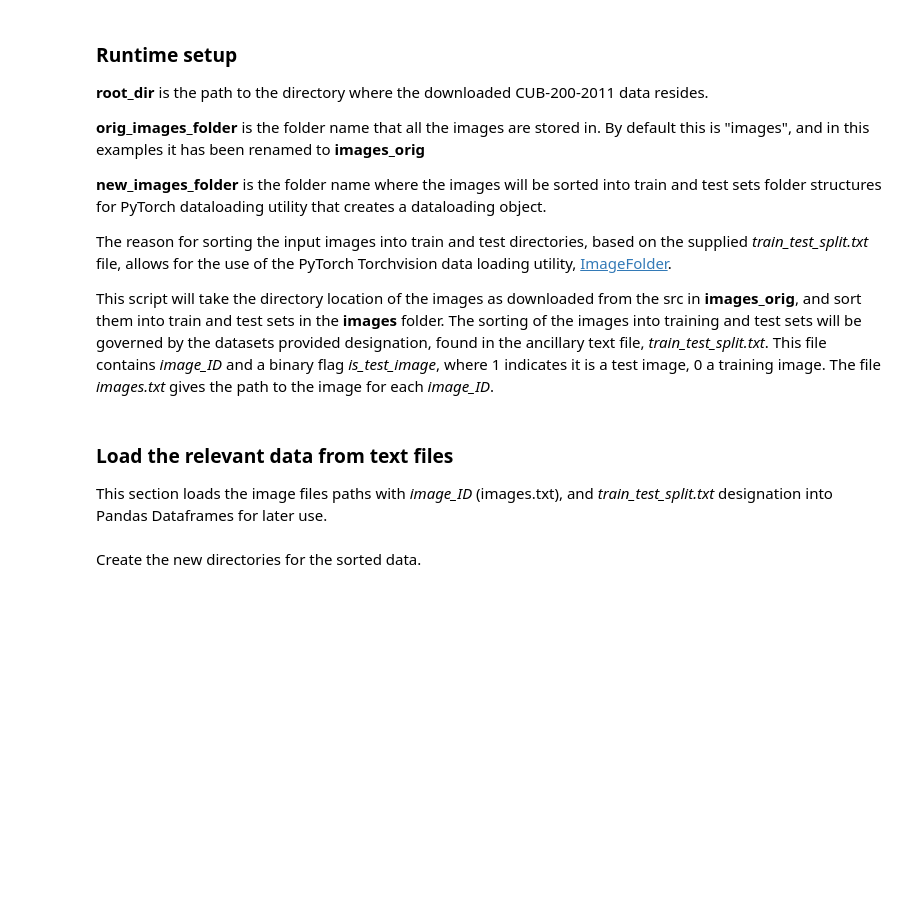
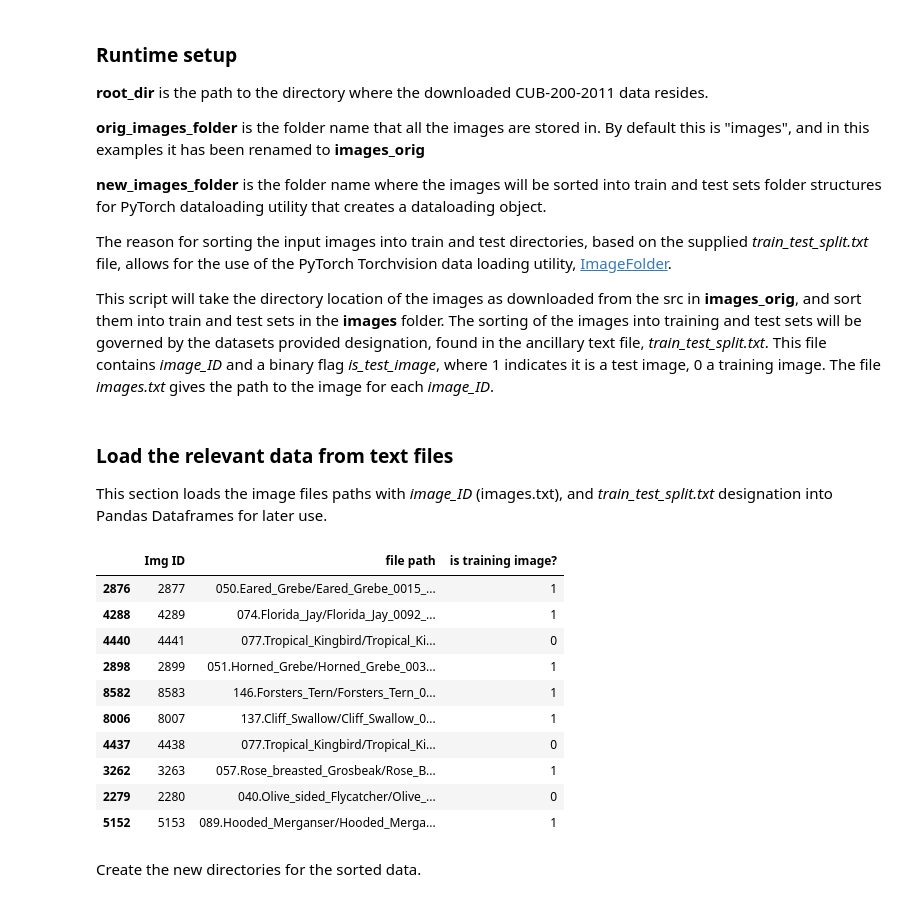
Before and after one commit to ecm200/caltech_birds, a Jupyter notebook: example_notebooks/000_Organise_the_data__Caltech_birds.ipynb, the cells around one changed output. Cells and saved outputs as stored; diff of their text form; code cells hidden in the pictures; blank space fills up the shorter version.

```diff
--- a/example_notebooks/000_Organise_the_data__Caltech_birds.ipynb
+++ b/example_notebooks/000_Organise_the_data__Caltech_birds.ipynb
@@ -113,6 +113,20 @@ image_fnames = pd.read_csv(filepath_or_buffer=os.path.join(root_dir,'images.txt'
 image_fnames['is training image?'] = pd.read_csv(filepath_or_buffer=os.path.join(root_dir,'train_test_split.txt'),
                                                  header=None, delimiter=' ',
                                                  names=['Img ID','is training image?'])['is training image?']
+# %%
+image_fnames.sample(n=10)
+# %% [output]
+|  | Img ID | file path | is training image? |
+| 2876 | 2877 | 050.Eared_Grebe/Eared_Grebe_0015_... | 1 |
+| 4288 | 4289 | 074.Florida_Jay/Florida_Jay_0092_... | 1 |
+| 4440 | 4441 | 077.Tropical_Kingbird/Tropical_Ki... | 0 |
+| 2898 | 2899 | 051.Horned_Grebe/Horned_Grebe_003... | 1 |
+| 8582 | 8583 | 146.Forsters_Tern/Forsters_Tern_0... | 1 |
+| 8006 | 8007 | 137.Cliff_Swallow/Cliff_Swallow_0... | 1 |
+| 4437 | 4438 | 077.Tropical_Kingbird/Tropical_Ki... | 0 |
+| 3262 | 3263 | 057.Rose_breasted_Grosbeak/Rose_B... | 1 |
+| 2279 | 2280 | 040.Olive_sided_Flycatcher/Olive_... | 0 |
+| 5152 | 5153 | 089.Hooded_Merganser/Hooded_Merga... | 1 |
 # %% [markdown]
 Create the new directories for the sorted data.
 # %%
```
Also changed, not shown: 7 other files.
